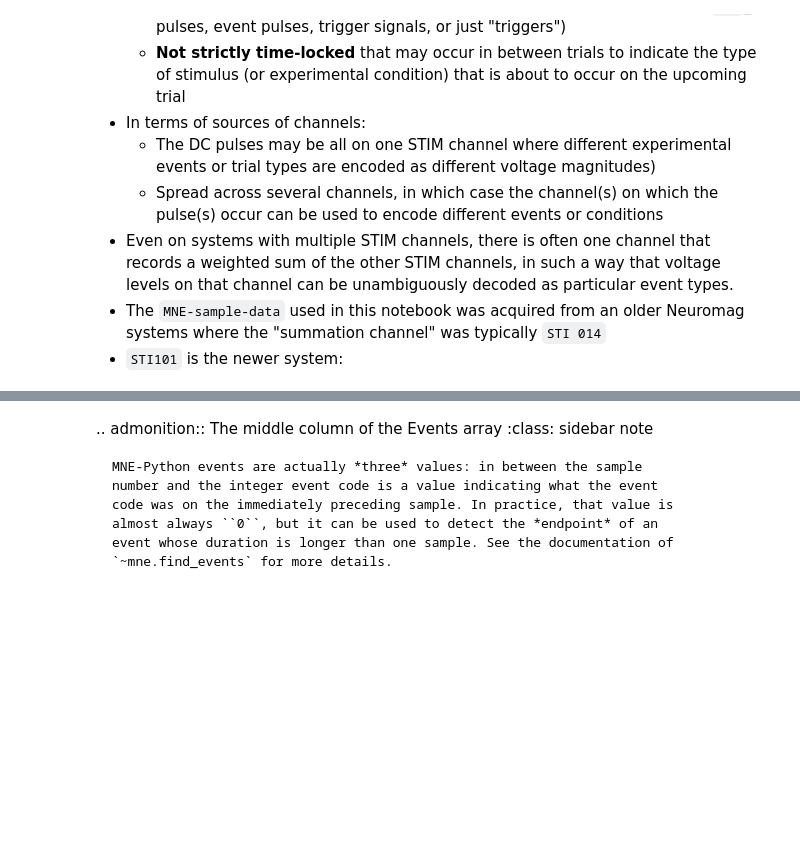
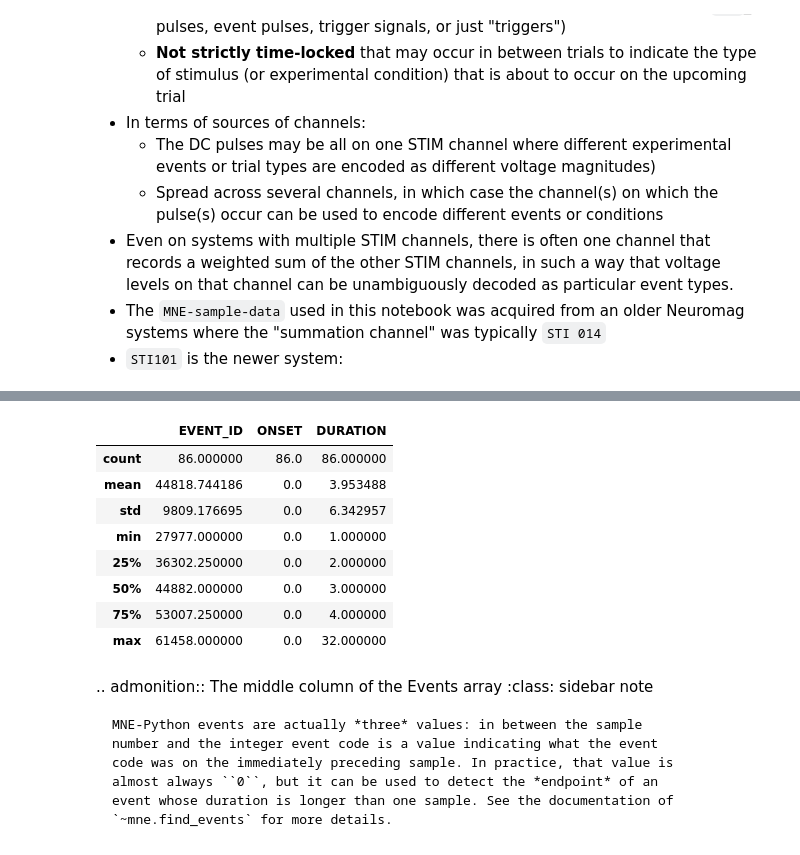
Before and after one commit to jonghang/neural_datascience, a Jupyter notebook: events_continouos_data/parsing_events_raw_data.ipynb, the cells around one changed output, grey strips where cells are left out. Cells and saved outputs as stored; diff of their text form; code cells hidden in the pictures; blank space fills up the shorter version.

```diff
--- a/events_continouos_data/parsing_events_raw_data.ipynb
+++ b/events_continouos_data/parsing_events_raw_data.ipynb
@@ -103,3 +162,15 @@ print(events[:5])  # show the first 5
+# %%
+events_df.describe()
+# %% [output]
+|  | EVENT_ID | ONSET | DURATION |
+| count | 86.000000 | 86.0 | 86.000000 |
+| mean | 44818.744186 | 0.0 | 3.953488 |
+| std | 9809.176695 | 0.0 | 6.342957 |
+| min | 27977.000000 | 0.0 | 1.000000 |
+| 25% | 36302.250000 | 0.0 | 2.000000 |
+| 50% | 44882.000000 | 0.0 | 3.000000 |
+| 75% | 53007.250000 | 0.0 | 4.000000 |
+| max | 61458.000000 | 0.0 | 32.000000 |
 # %% [markdown]
 .. admonition:: The middle column of the Events array
     :class: sidebar note
```
Also changed, not shown: parts of 9 cells of this notebook.
